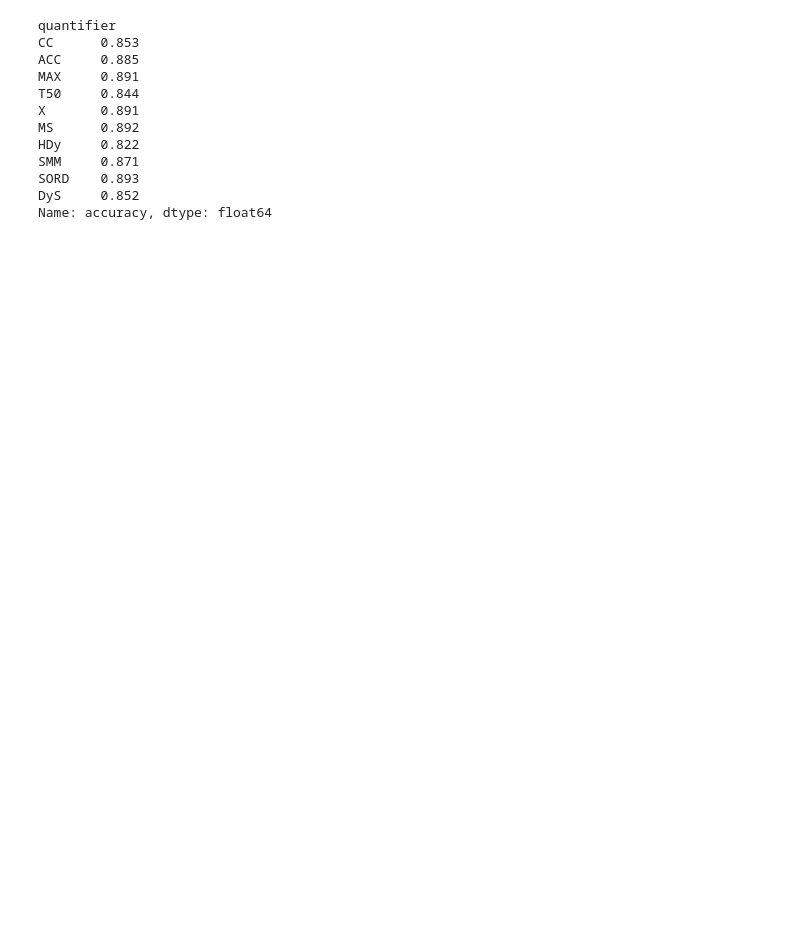
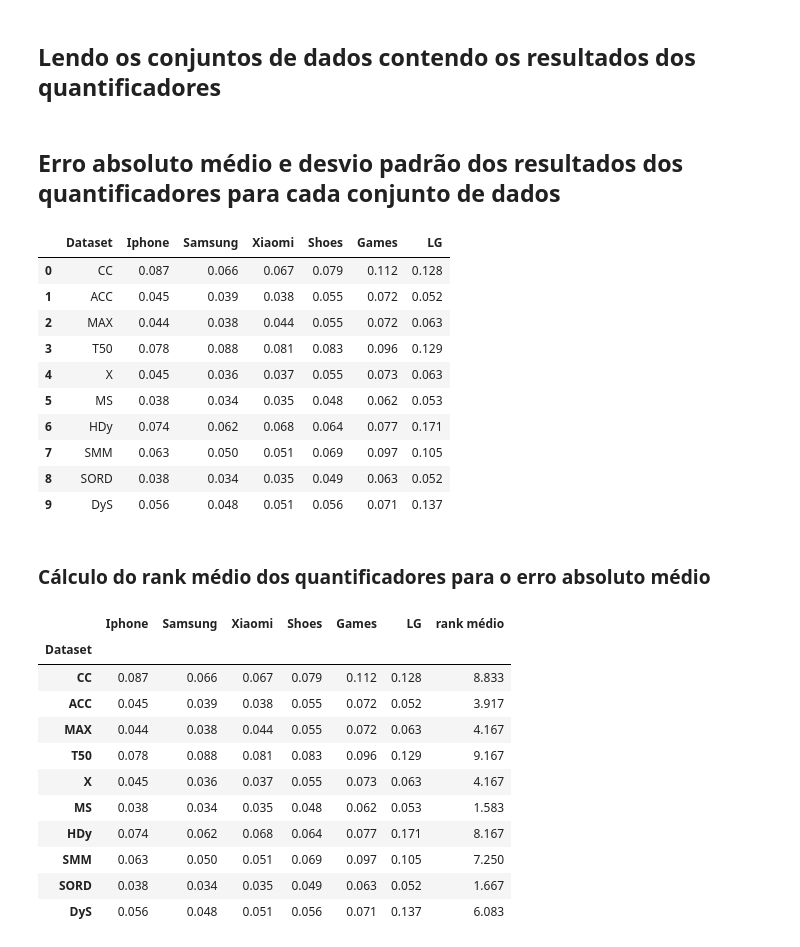
Before and after one commit to danielzontaojeda/sentiment-analysis-erbd24-paper, a Jupyter notebook: analysis.ipynb, the cells around one changed output. Drawn from its saved outputs; the diff is of its cells as text; code cells hidden in the pictures; blank space fills up the shorter version.

Commit message:
Insert result analysis

```diff
--- a/analysis.ipynb
+++ b/analysis.ipynb
@@ -4,3 +5,5 @@ import matplotlib.pyplot as plt
+# %% [markdown]
+## Lendo os conjuntos de dados contendo os resultados dos quantificadores
 # %%
 games = pd.read_csv('output/games.csv')
 iphone = pd.read_csv('output/iphone.csv')
@@ -12,19 +14,47 @@ df = lg
+# %% [markdown]
+## Erro absoluto médio e desvio padrão dos resultados dos quantificadores para cada conjunto de dados
 # %%
 order = ['CC', 'ACC', 'MAX', 'T50', 'X', 'MS', 'HDy', 'SMM', 'SORD', 'DyS']
-df['quantifier'] = pd.Categorical(
-    df['quantifier'], categories=order, ordered=True)
+dfs = [iphone, samsung, xiaomi, shoes, games, lg]
+dataset_names = ['Iphone', 'Samsung', 'Xiaomi', 'Shoes', 'Games', 'LG']
+data = {'Dataset': order}
+standard_deviation = {'Dataset': order}
 
-df.groupby('quantifier')['accuracy'].mean().round(3)
+for i, df in enumerate(dfs):
+    df['quantifier'] = pd.Categorical(df['quantifier'], categories=order, ordered=True)
+    data[dataset_names[i]] = df.groupby('quantifier', observed=False)['abs_error'].mean().round(3).to_list()
+    standard_deviation[dataset_names[i]] = df.groupby('quantifier', observed=False)['abs_error'].std().round(3).to_list()
+
+df_mae = pd.DataFrame(data)
+df_mae
 # %% [output]
-quantifier
-CC      0.853
-ACC     0.885
-MAX     0.891
-T50     0.844
-X       0.891
-MS      0.892
-HDy     0.822
-SMM     0.871
-SORD    0.893
-DyS     0.852
-Name: accuracy, dtype: float64
+|  | Dataset | Iphone | Samsung | Xiaomi | Shoes | Games | LG |
+| 0 | CC | 0.087 | 0.066 | 0.067 | 0.079 | 0.112 | 0.128 |
+| 1 | ACC | 0.045 | 0.039 | 0.038 | 0.055 | 0.072 | 0.052 |
+| 2 | MAX | 0.044 | 0.038 | 0.044 | 0.055 | 0.072 | 0.063 |
+| 3 | T50 | 0.078 | 0.088 | 0.081 | 0.083 | 0.096 | 0.129 |
+| 4 | X | 0.045 | 0.036 | 0.037 | 0.055 | 0.073 | 0.063 |
+| 5 | MS | 0.038 | 0.034 | 0.035 | 0.048 | 0.062 | 0.053 |
+| 6 | HDy | 0.074 | 0.062 | 0.068 | 0.064 | 0.077 | 0.171 |
+| 7 | SMM | 0.063 | 0.050 | 0.051 | 0.069 | 0.097 | 0.105 |
+| 8 | SORD | 0.038 | 0.034 | 0.035 | 0.049 | 0.063 | 0.052 |
+| 9 | DyS | 0.056 | 0.048 | 0.051 | 0.056 | 0.071 | 0.137 |
+# %% [markdown]
+### Cálculo do rank médio dos quantificadores para o erro absoluto médio
+# %%
+df_mae.set_index('Dataset', inplace=True)
+df_mae['rank médio'] = df_mae.rank().mean(axis=1).round(3)
+df_mae
+# %% [output]
+|  | Iphone | Samsung | Xiaomi | Shoes | Games | LG | rank médio |
+| Dataset |  |  |  |  |  |  |  |
+| CC | 0.087 | 0.066 | 0.067 | 0.079 | 0.112 | 0.128 | 8.833 |
+| ACC | 0.045 | 0.039 | 0.038 | 0.055 | 0.072 | 0.052 | 3.917 |
+| MAX | 0.044 | 0.038 | 0.044 | 0.055 | 0.072 | 0.063 | 4.167 |
+| T50 | 0.078 | 0.088 | 0.081 | 0.083 | 0.096 | 0.129 | 9.167 |
+| X | 0.045 | 0.036 | 0.037 | 0.055 | 0.073 | 0.063 | 4.167 |
+| MS | 0.038 | 0.034 | 0.035 | 0.048 | 0.062 | 0.053 | 1.583 |
+| HDy | 0.074 | 0.062 | 0.068 | 0.064 | 0.077 | 0.171 | 8.167 |
+| SMM | 0.063 | 0.050 | 0.051 | 0.069 | 0.097 | 0.105 | 7.250 |
+| SORD | 0.038 | 0.034 | 0.035 | 0.049 | 0.063 | 0.052 | 1.667 |
+| DyS | 0.056 | 0.048 | 0.051 | 0.056 | 0.071 | 0.137 | 6.083 |
```
Also changed, not shown: parts of 10 cells of this notebook, 1 other file.
